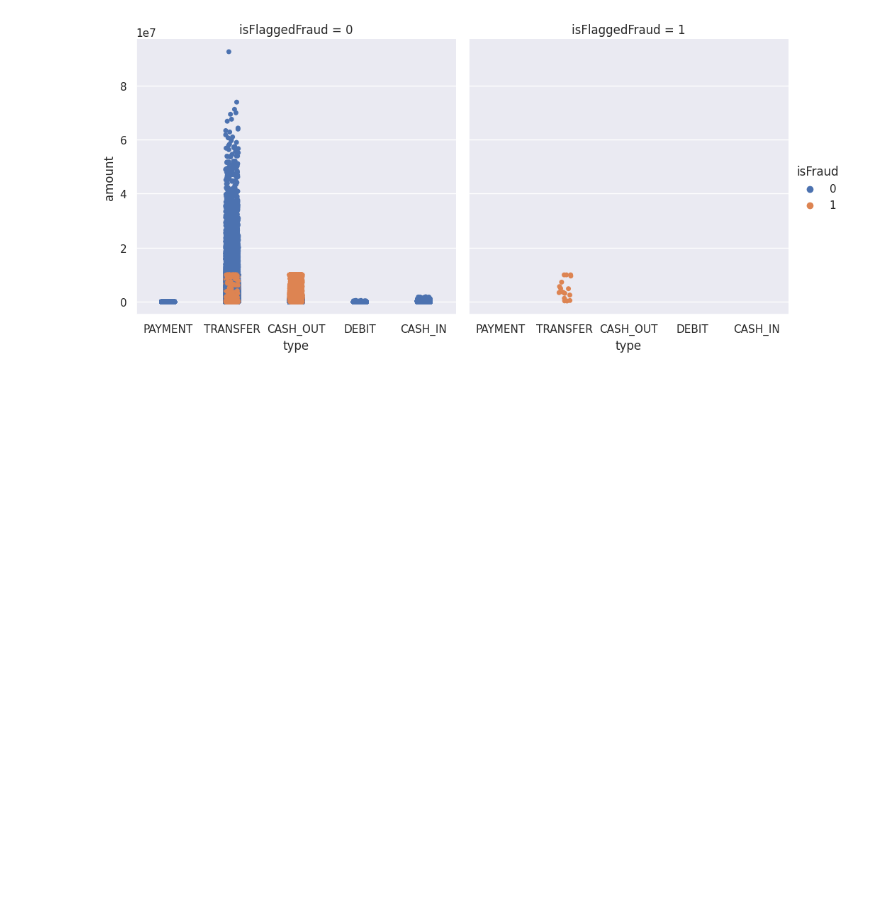
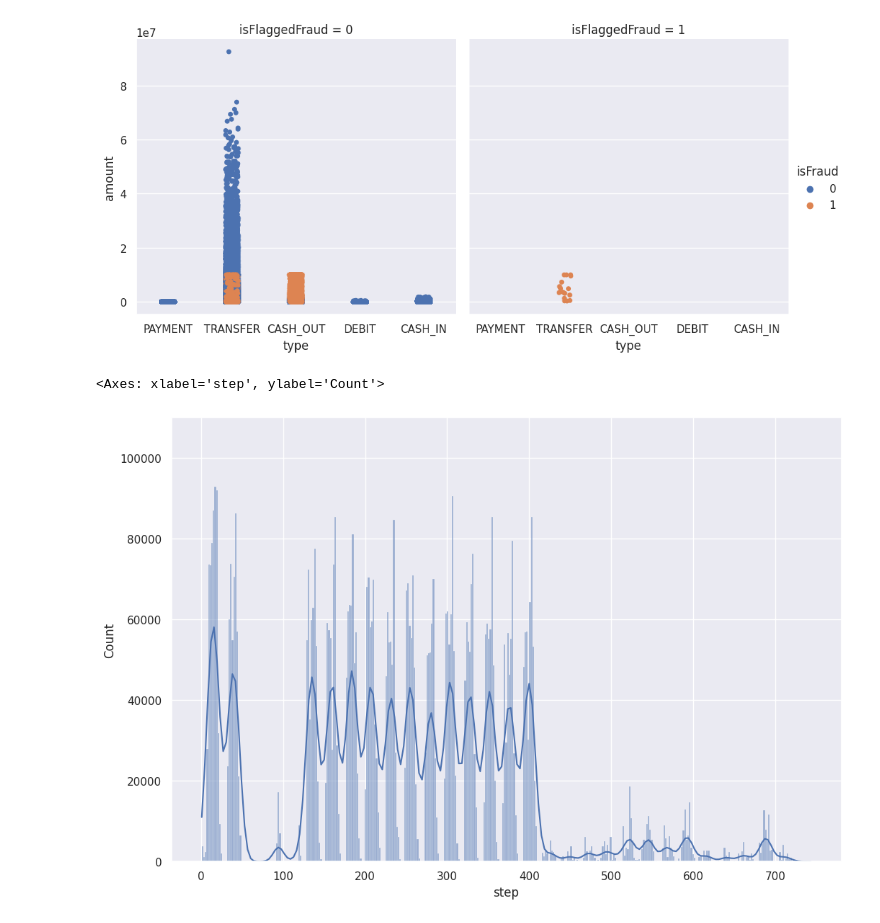
Before and after one commit to iconbaypark2900/mldetection, a Jupyter notebook: detection.ipynb, the cells around one changed output. Cells and saved outputs as stored; diff of their text form; code cells hidden in the pictures; blank space fills up the shorter version.

Commit message:
preprocessed data

```diff
--- a/detection.ipynb
+++ b/detection.ipynb
@@ -102,3 +103,10 @@ sns.catplot(x = 'type', y = 'amount', estimator = sum,
 # %% [output]
 <Figure size 1200x800 with 0 Axes>
 [figure]
+# %%
+plt.figure(figsize=(12, 8))
+plt.ylim([0, 110000])
+sns.histplot(transaction_data['step'], kde= True)
+# %% [output]
+<Axes: xlabel='step', ylabel='Count'>
+[figure, added]
```
Also changed, not shown: parts of 12 cells of this notebook.
